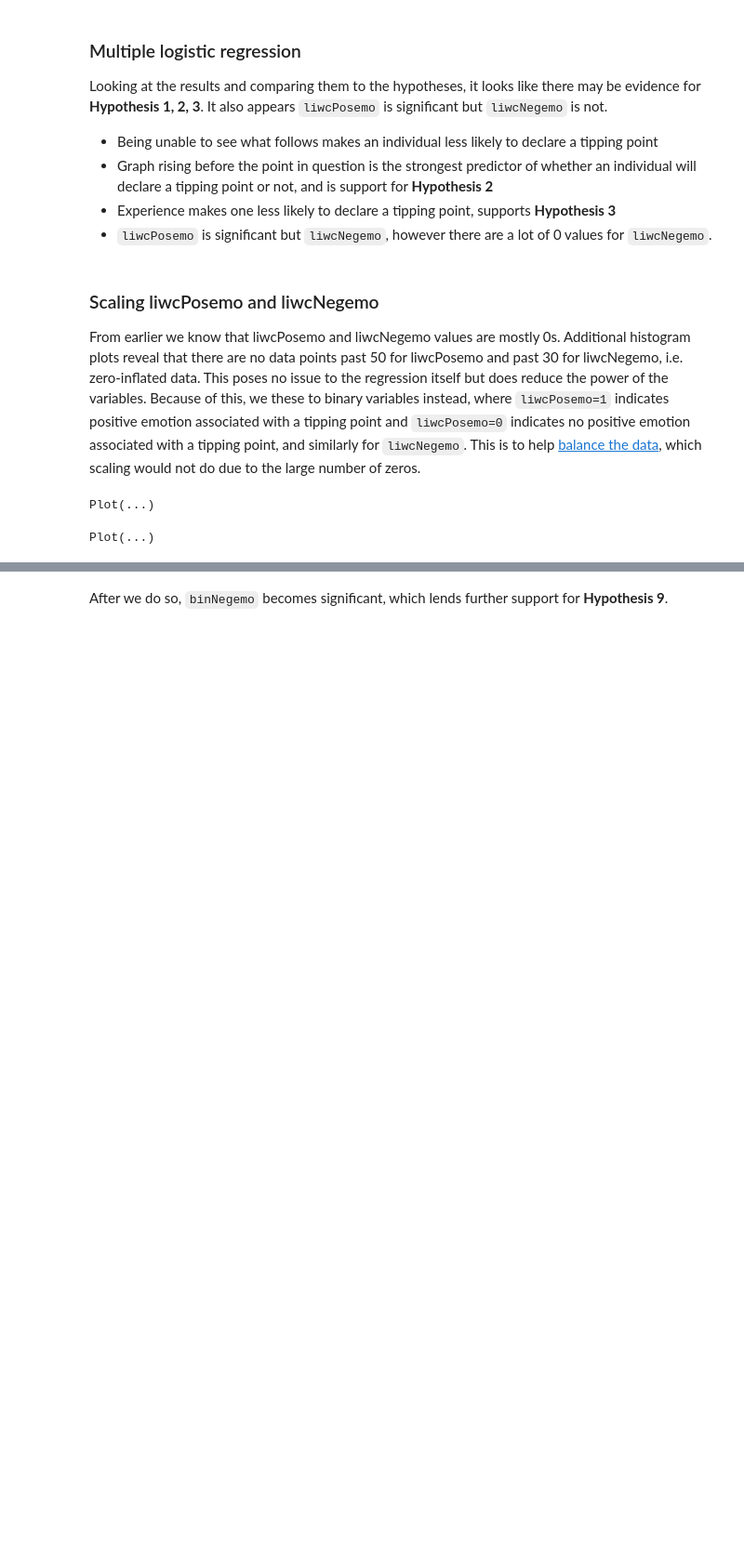
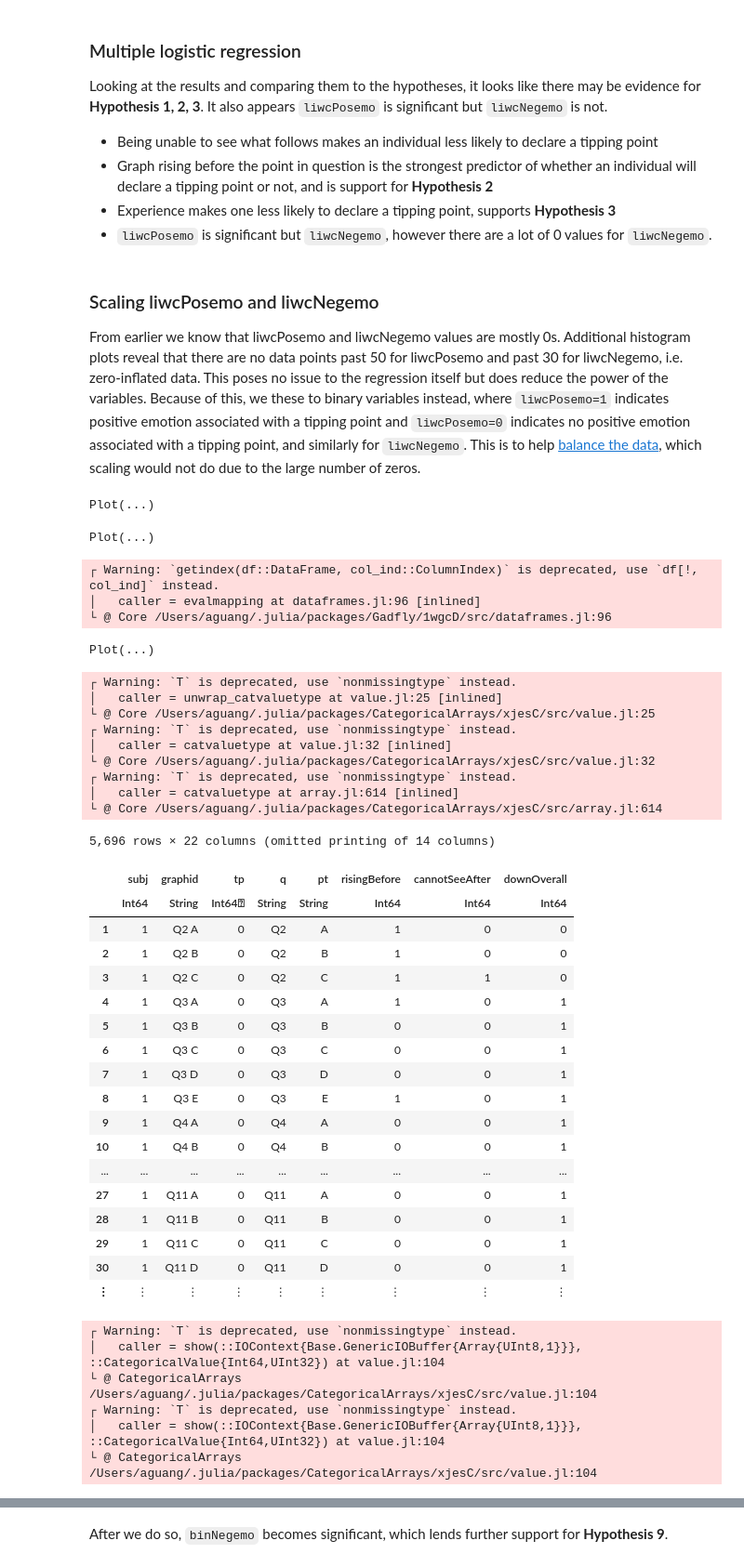
Before and after one commit to brown-ccv/tippingpoint, a Jupyter notebook: 02_descriptive_logistic.ipynb, the cells around one changed output, grey strips where cells are left out. Shown at 93% size. Cells and saved outputs as stored; diff of their text form; code cells hidden in the pictures; blank space fills up the shorter version.

```diff
--- a/02_descriptive_logistic.ipynb
+++ b/02_descriptive_logistic.ipynb
@@ -349,6 +353,50 @@ Plot(...)
 plot(dropped, x="liwcNegemo", Geom.histogram)
 # %% [output]
 Plot(...)
+# %%
+plot(dropped, x="numOtherTP", Geom.histogram)
+# %% [output]
+┌ Warning: `getindex(df::DataFrame, col_ind::ColumnIndex)` is deprecated, use `df[!, col_ind]` instead.
+│   caller = evalmapping at dataframes.jl:96 [inlined]
+└ @ Core /Users/aguang/.julia/packages/Gadfly/1wgcD/src/dataframes.jl:96
+Plot(...)
+# %%
+categorical!(dropped, :numOtherTP)
+# %% [output]
+┌ Warning: `T` is deprecated, use `nonmissingtype` instead.
+│   caller = unwrap_catvaluetype at value.jl:25 [inlined]
+└ @ Core /Users/aguang/.julia/packages/CategoricalArrays/xjesC/src/value.jl:25
+┌ Warning: `T` is deprecated, use `nonmissingtype` instead.
+│   caller = catvaluetype at value.jl:32 [inlined]
+└ @ Core /Users/aguang/.julia/packages/CategoricalArrays/xjesC/src/value.jl:32
+┌ Warning: `T` is deprecated, use `nonmissingtype` instead.
+│   caller = catvaluetype at array.jl:614 [inlined]
+└ @ Core /Users/aguang/.julia/packages/CategoricalArrays/xjesC/src/array.jl:614
+5,696 rows × 22 columns (omitted printing of 14 columns)
+|  | subj | graphid | tp | q | pt | risingBefore | cannotSeeAfter | downOverall |
+|  | Int64 | String | Int64⍰ | String | String | Int64 | Int64 | Int64 |
+| 1 | 1 | Q2 A | 0 | Q2 | A | 1 | 0 | 0 |
+| 2 | 1 | Q2 B | 0 | Q2 | B | 1 | 0 | 0 |
+| 3 | 1 | Q2 C | 0 | Q2 | C | 1 | 1 | 0 |
+| 4 | 1 | Q3 A | 0 | Q3 | A | 1 | 0 | 1 |
+| 5 | 1 | Q3 B | 0 | Q3 | B | 0 | 0 | 1 |
+| 6 | 1 | Q3 C | 0 | Q3 | C | 0 | 0 | 1 |
+| 7 | 1 | Q3 D | 0 | Q3 | D | 0 | 0 | 1 |
+| 8 | 1 | Q3 E | 0 | Q3 | E | 1 | 0 | 1 |
+| 9 | 1 | Q4 A | 0 | Q4 | A | 0 | 0 | 1 |
+| 10 | 1 | Q4 B | 0 | Q4 | B | 0 | 0 | 1 |
+| ... | ... | ... | ... | ... | ... | ... | ... | ... |
+| 27 | 1 | Q11 A | 0 | Q11 | A | 0 | 0 | 1 |
+| 28 | 1 | Q11 B | 0 | Q11 | B | 0 | 0 | 1 |
+| 29 | 1 | Q11 C | 0 | Q11 | C | 0 | 0 | 1 |
+| 30 | 1 | Q11 D | 0 | Q11 | D | 0 | 0 | 1 |
+| ⋮ | ⋮ | ⋮ | ⋮ | ⋮ | ⋮ | ⋮ | ⋮ | ⋮ |
+┌ Warning: `T` is deprecated, use `nonmissingtype` instead.
+│   caller = show(::IOContext{Base.GenericIOBuffer{Array{UInt8,1}}}, ::CategoricalValue{Int64,UInt32}) at value.jl:104
+└ @ CategoricalArrays /Users/aguang/.julia/packages/CategoricalArrays/xjesC/src/value.jl:104
+┌ Warning: `T` is deprecated, use `nonmissingtype` instead.
+│   caller = show(::IOContext{Base.GenericIOBuffer{Array{UInt8,1}}}, ::CategoricalValue{Int64,UInt32}) at value.jl:104
+└ @ CategoricalArrays /Users/aguang/.julia/packages/CategoricalArrays/xjesC/src/value.jl:104
 # %%
 function binary(col)
     b = Int64[]
```
Also changed, not shown: parts of 8 cells of this notebook, 14 other files.
